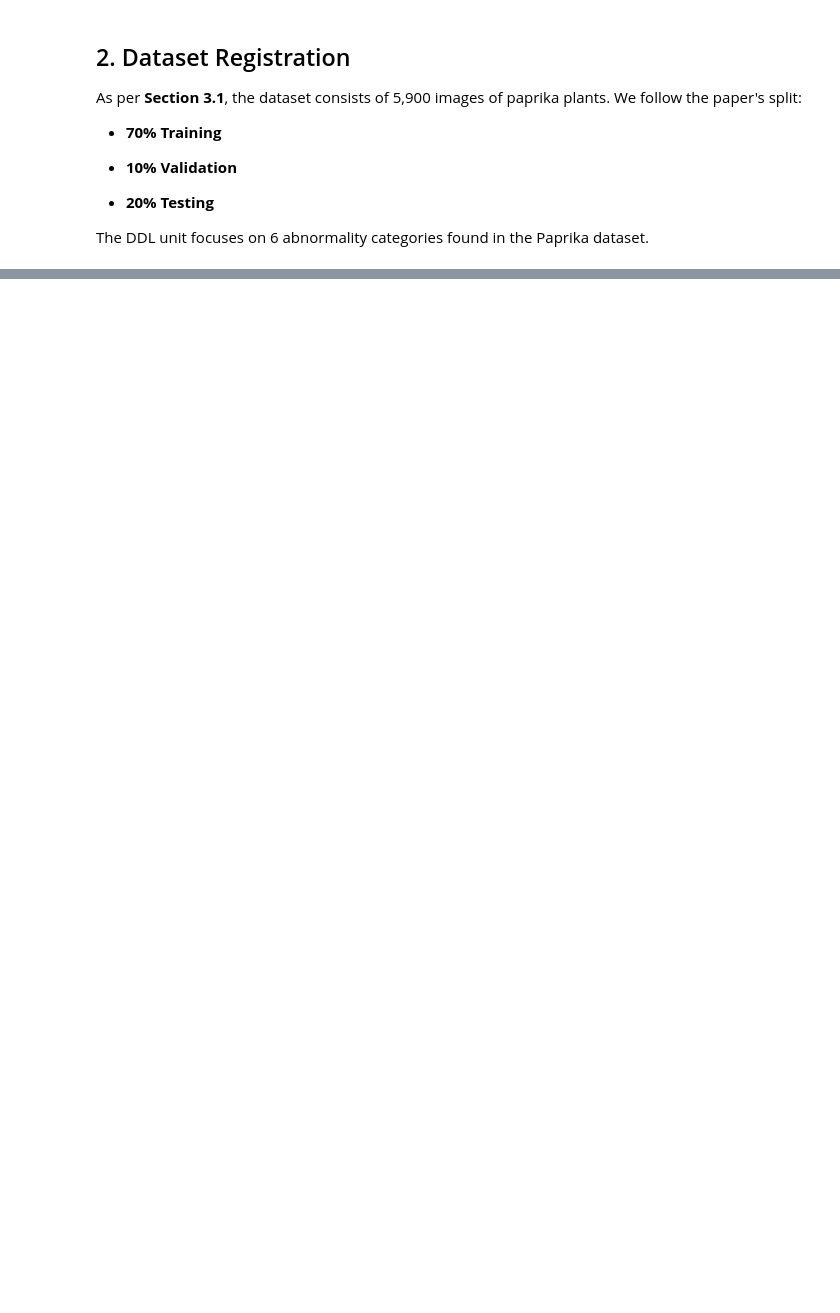
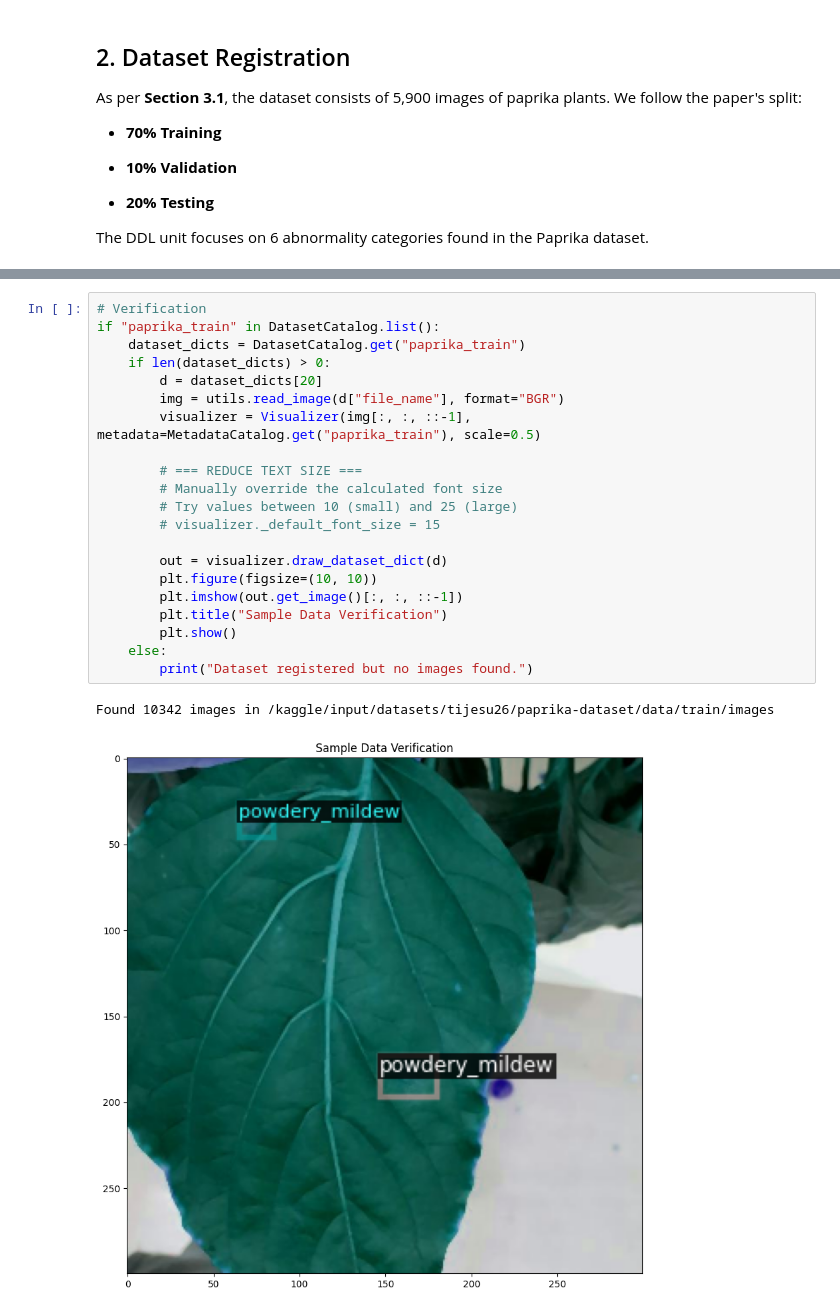
Before and after one commit to tijesu24/Plant-disease-Recognition-papers, a Jupyter notebook: Papers/Ilyas et all DIANAS Paprika 2022/paprika naive DDL code.ipynb, the cells around one changed output, grey strips where cells are left out. Cells and saved outputs as stored; diff of their text form; blank space fills up the shorter version.

Commit message:
Import dataset

```diff
--- a/Papers/Ilyas et all DIANAS Paprika 2022/paprika naive DDL code.ipynb
+++ b/Papers/Ilyas et all DIANAS Paprika 2022/paprika naive DDL code.ipynb
@@ -177,0 +159,24 @@ if "paprika_train" in DatasetCatalog.list():
+# %%
+# Verification
+if "paprika_train" in DatasetCatalog.list():
+    dataset_dicts = DatasetCatalog.get("paprika_train")
+    if len(dataset_dicts) > 0:
+        d = dataset_dicts[20]
+        img = utils.read_image(d["file_name"], format="BGR")
+        visualizer = Visualizer(img[:, :, ::-1], metadata=MetadataCatalog.get("paprika_train"), scale=0.5)
+
+        # === REDUCE TEXT SIZE ===
+        # Manually override the calculated font size
+        # Try values between 10 (small) and 25 (large)
+        # visualizer._default_font_size = 15
+
+        out = visualizer.draw_dataset_dict(d)
+        plt.figure(figsize=(10, 10))
+        plt.imshow(out.get_image()[:, :, ::-1])
+        plt.title("Sample Data Verification")
+        plt.show()
+    else:
+        print("Dataset registered but no images found.")
+# %% [output]
+Found 10342 images in /kaggle/input/datasets/tijesu26/paprika-dataset/data/train/images
+[figure, added]
```
Also changed, not shown: parts of 4 cells of this notebook.
